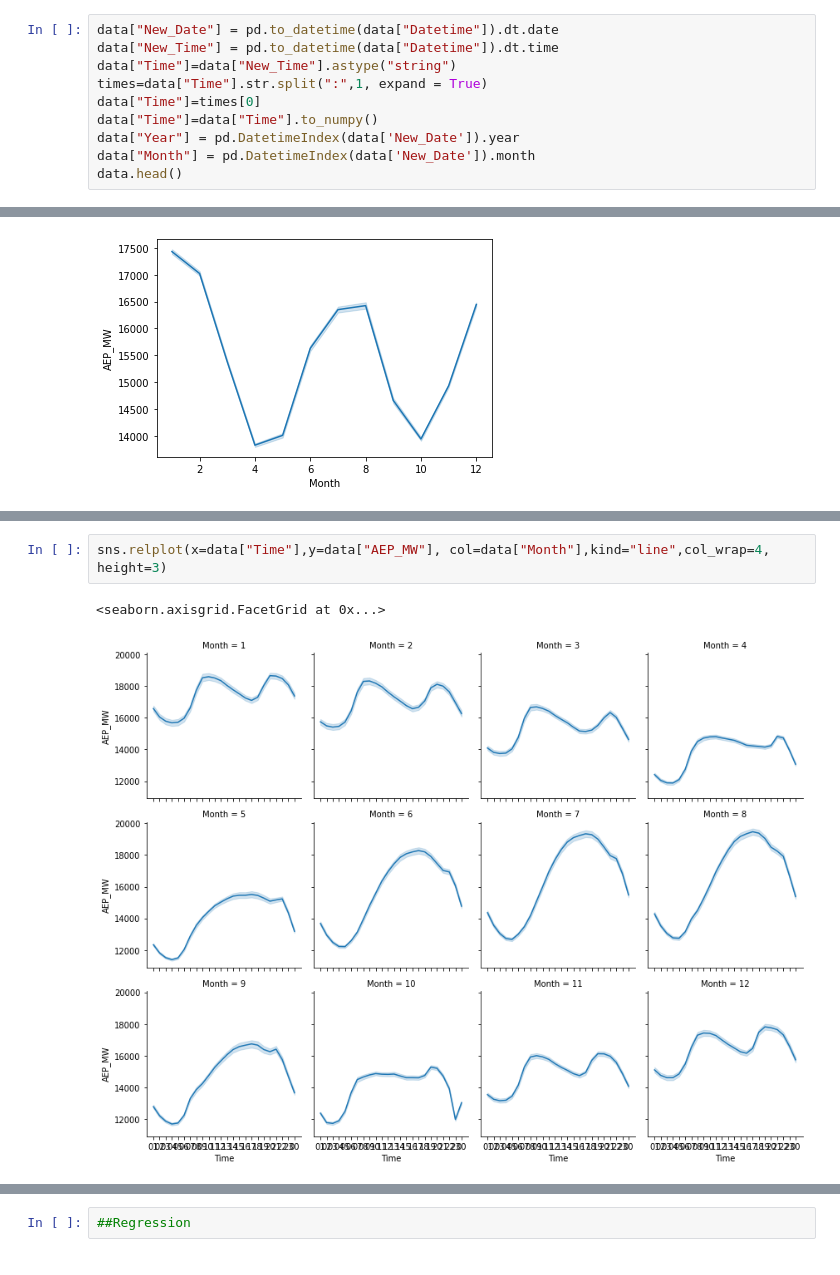
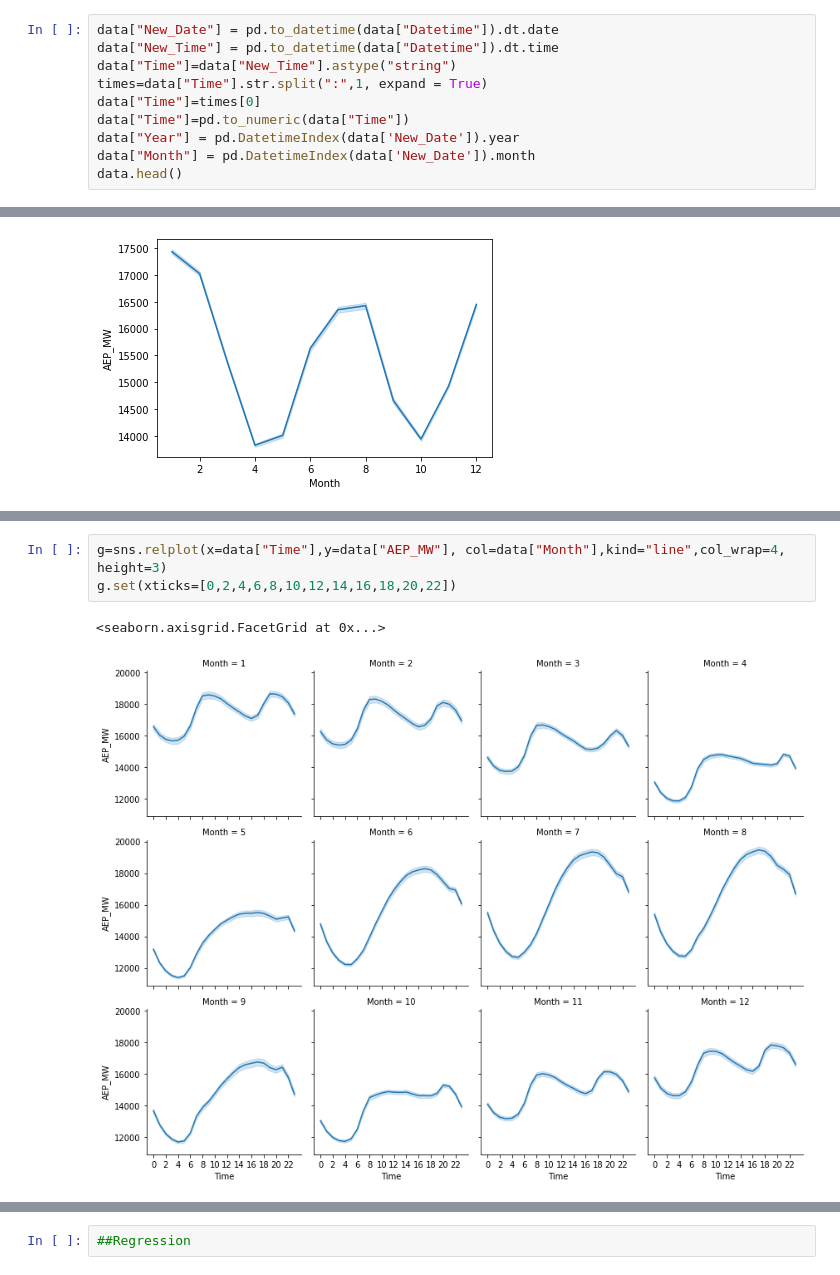
Before and after one commit to rodrimdz/Hourly-Energy-Consumption, a Jupyter notebook: copiaengithub.ipynb, the cells around one changed output, grey strips where cells are left out. Drawn from its saved outputs; the diff is of its cells as text.

```diff
--- a/copiaengithub.ipynb
+++ b/copiaengithub.ipynb
@@ -42,7 +66,7 @@ data["New_Time"] = pd.to_datetime(data["Datetime"]).dt.time
 data["Time"]=data["New_Time"].astype("string")
 times=data["Time"].str.split(":",1, expand = True)
 data["Time"]=times[0]
-data["Time"]=data["Time"].to_numpy()
+data["Time"]=pd.to_numeric(data["Time"])
 data["Year"] = pd.DatetimeIndex(data['New_Date']).year
 data["Month"] = pd.DatetimeIndex(data['New_Date']).month
 data.head()
@@ -127,5 +107,6 @@ plt.plot(hs["AEP_MW"], color="red")
 # %%
-sns.relplot(x=data["Time"],y=data["AEP_MW"], col=data["Month"],kind="line",col_wrap=4, height=3)
+g=sns.relplot(x=data["Time"],y=data["AEP_MW"], col=data["Month"],kind="line",col_wrap=4, height=3)
+g.set(xticks=[0,2,4,6,8,10,12,14,16,18,20,22])
 # %% [output]
 <seaborn.axisgrid.FacetGrid at 0x...>
-[figure, old version]
+[figure, new version]
```
Also changed, not shown: parts of 33 cells of this notebook.
